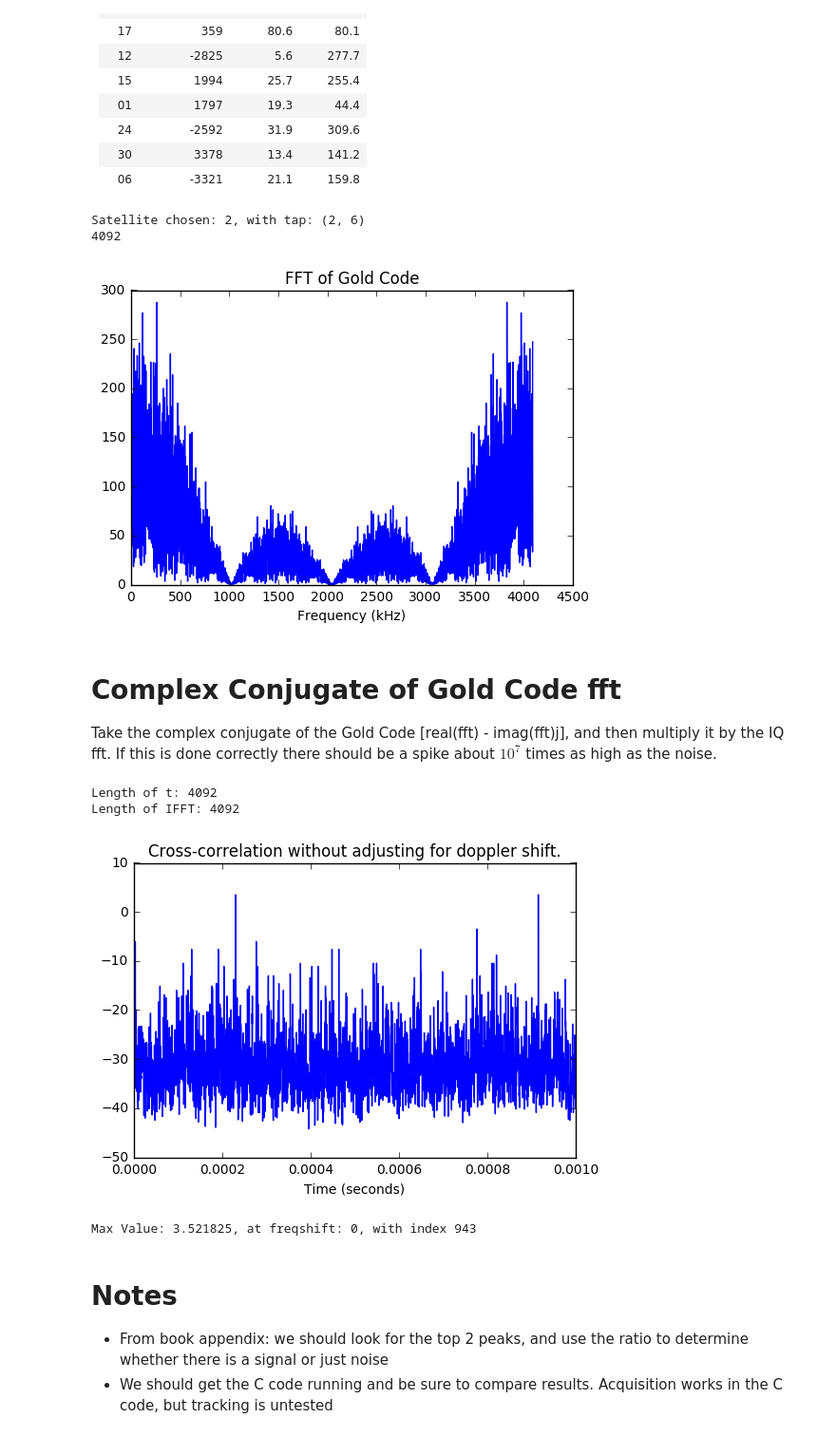
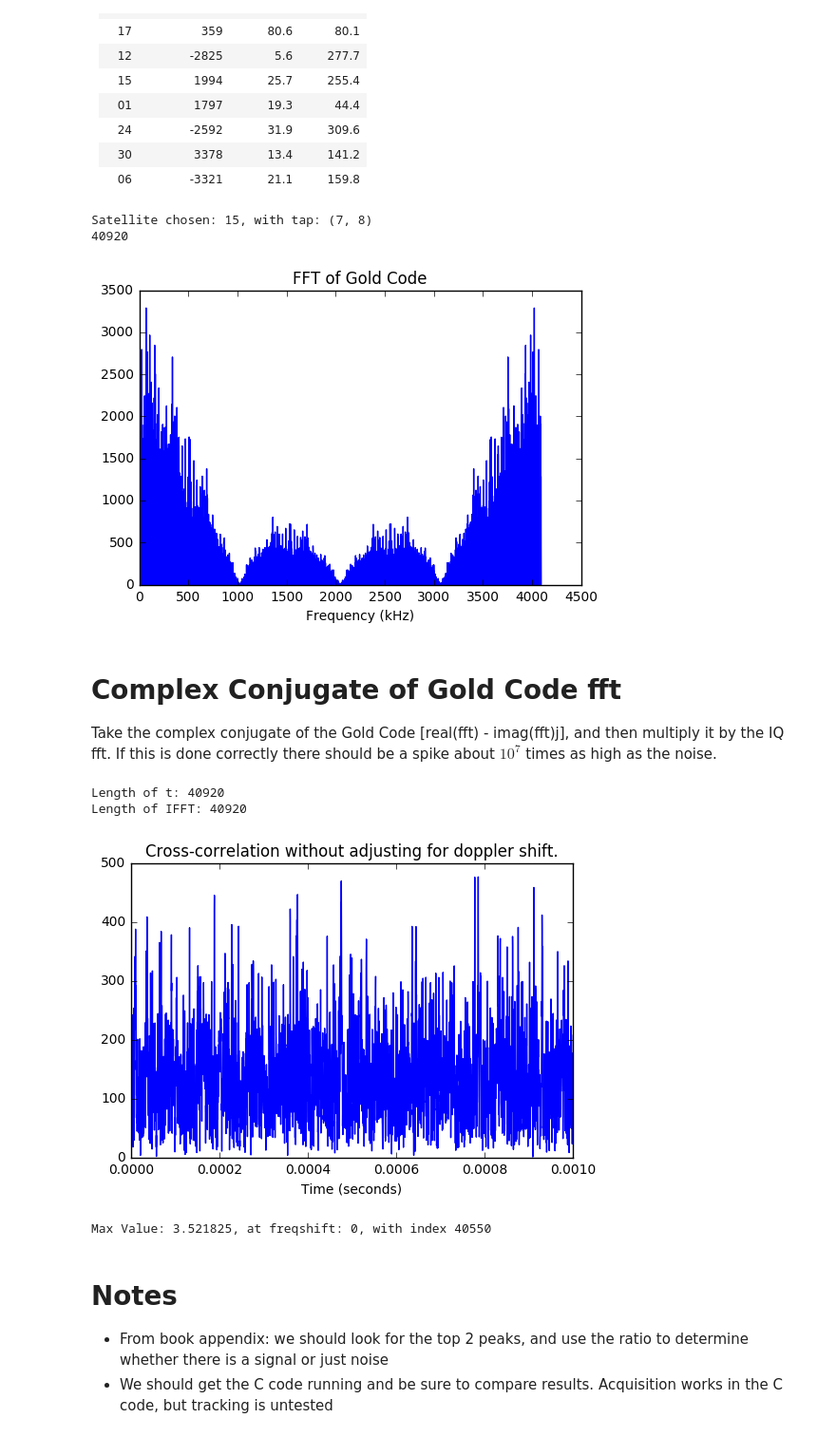
Before and after one commit to wangjiefjj/gps_reciever-design, a Jupyter notebook: notebooks/Acquisition.ipynb, the cells around one changed output. Shown at 95% size. Drawn from its saved outputs; the diff is of its cells as text; code cells hidden in the pictures.

```diff
--- a/notebooks/Acquisition.ipynb
+++ b/notebooks/Acquisition.ipynb
@@ -73,7 +73,7 @@ def ByteToIQPairs( TheByte ):
 # %%
 
 print("Opening a file.")
-fHandle = open('../resources/JGPS@-32.041913222','r', encoding = 'utf-8', errors = 'ignore')
+fHandle = open('../resources/JGPS@04.559925043','r', encoding = 'utf-8', errors = 'ignore')
 print("File handle is: %d." % (fHandle.fileno()))
 
 # Read file one byte at a time, extract the two
@@ -81,7 +81,7 @@ print("File handle is: %d." % (fHandle.fileno()))
 # Will initially read enough samples for ~20 ms of data
 fs = 4.092*10**6 # Sampling Frequency [Hz]
 Ts = 1/fs # Sampling Period [s]
-NumberOfMilliseconds = 1
+NumberOfMilliseconds = 10
 SampleLength = NumberOfMilliseconds*10**(-3) # Sample length in 1ms multiples
 StartingByte = 0 # Can change this if we want to discard initial samples
 TotalSamples = int(np.ceil(SampleLength/Ts))
@@ -236,7 +237,7 @@ plt.show()
 #code = np.repeat(CodeGen.getCode(1023), 4)
 
 #Choose which satellite's C/A code is generated
-Satellite = 2
+Satellite = 15
 
 # Create list of C/A code Taps, for simpler sat selection",
 #sat = [(2,6),(3,7),(4,8),(5,9),(1,9),(2,6),(1,8),(2,9),(3,10),(2,3),(3,4),(5,6),(6,7),(7,8),(8,9),(9,10),(1,4),(2,5),(3,6),(4,7),(5,8),(6,9),(1,3),(4,6),(5,7),(6,8),(7,9),(8,10),(1,6),(2,7),(3,8),(4,9),(5,10),(4,10),(1,7),(2,8),(4,10)]
@@ -261,8 +262,8 @@ print("Satellite chosen: %d, with tap: %s" %(Satellite,str(sat[Satellite - 1])))
 CACodeSampled = np.tile(CACodeSampled,NumberOfMilliseconds)
 print(len(CACodeSampled))
 # %% [output]
-Satellite chosen: 2, with tap: (2, 6)
-4092
+Satellite chosen: 15, with tap: (7, 8)
+40920
 # %%
 Codefft = np.fft.fft(CACodeSampled, nfft)
 
@@ -271,7 +272,7 @@ plt.title("FFT of Gold Code")
 plt.xlabel("Frequency (kHz)")
 plt.show()
 # %% [output]
-[figure, old version]
+[figure, new version]
 # %% [markdown]
 # Complex Conjugate of Gold Code fft
 
@@ -279,26 +280,29 @@ Take the complex conjugate of the Gold Code [real(fft) - imag(fft)j], and then m
 # %%
 GCConj = np.conjugate(Codefft)
 
 result = np.fft.ifft(GCConj * ffC,nfft)
+
+resultabs = np.abs(result)
 
 resultSQ = np.abs(result) ** 2
 resultLog = -10*np.log10(resultSQ)
 
 t = np.linspace(0,SampleLength,nfft,endpoint=True)
 print("Length of t: %d" %(len(t)))
 print("Length of IFFT: %d" %(len(resultSQ)))
 
-plt.plot(t,resultLog)
+plt.plot(t,resultabs)
+plt.xlim(0, 0.001)
 plt.title("Cross-correlation without adjusting for doppler shift.")
 plt.xlabel("Time (seconds)")
 plt.show()
 
 print("Max Value: %f, at freqshift: %d, with index %d"%(np.max(resultLog),0,np.argmax(resultLog)))
 # %% [output]
-Length of t: 4092
-Length of IFFT: 4092
+Length of t: 40920
+Length of IFFT: 40920
-[figure, old version]
+[figure, new version]
-Max Value: 3.521825, at freqshift: 0, with index 943
+Max Value: 3.521825, at freqshift: 0, with index 40550
 # %% [markdown]
 # Notes
 
```
Also changed, not shown: parts of 10 cells of this notebook, 1 other file.
